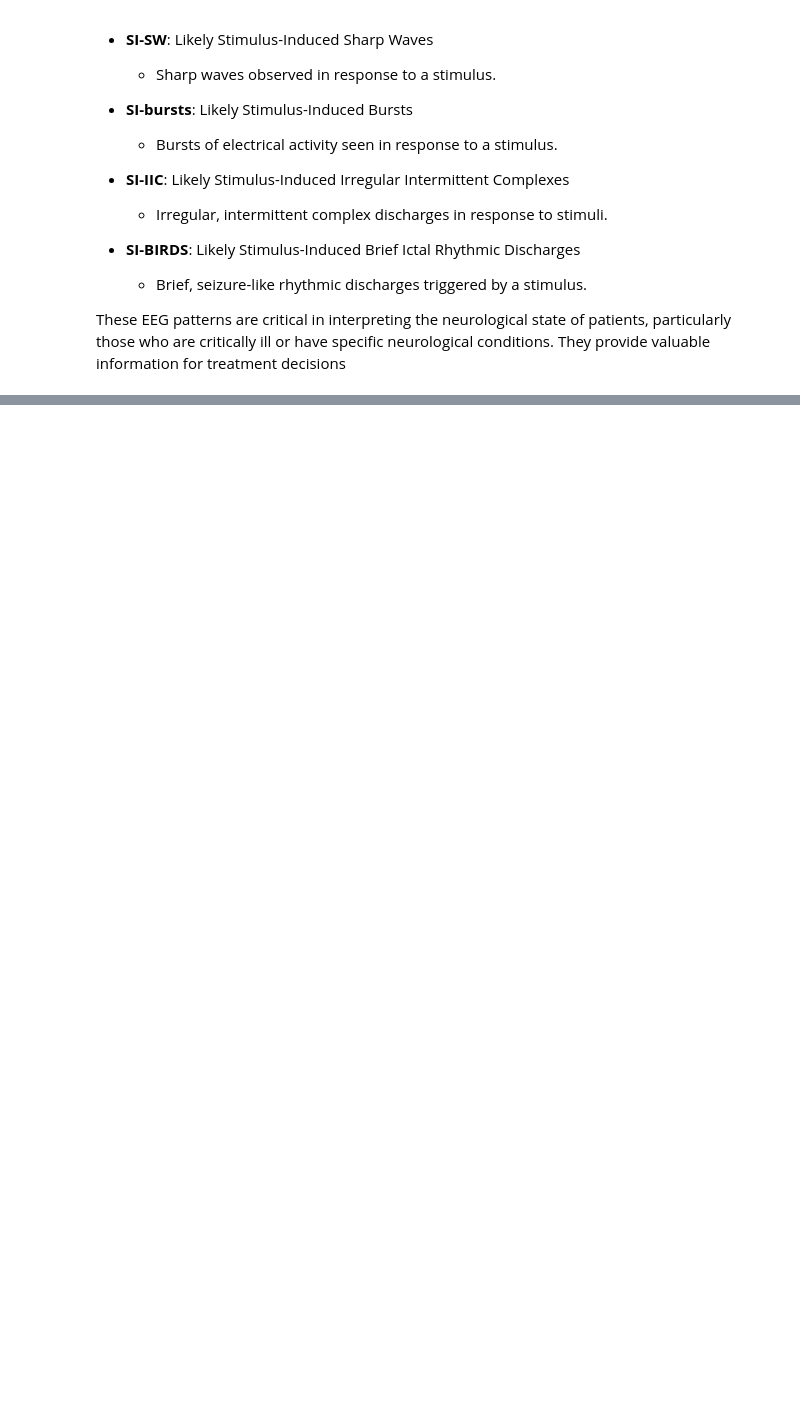
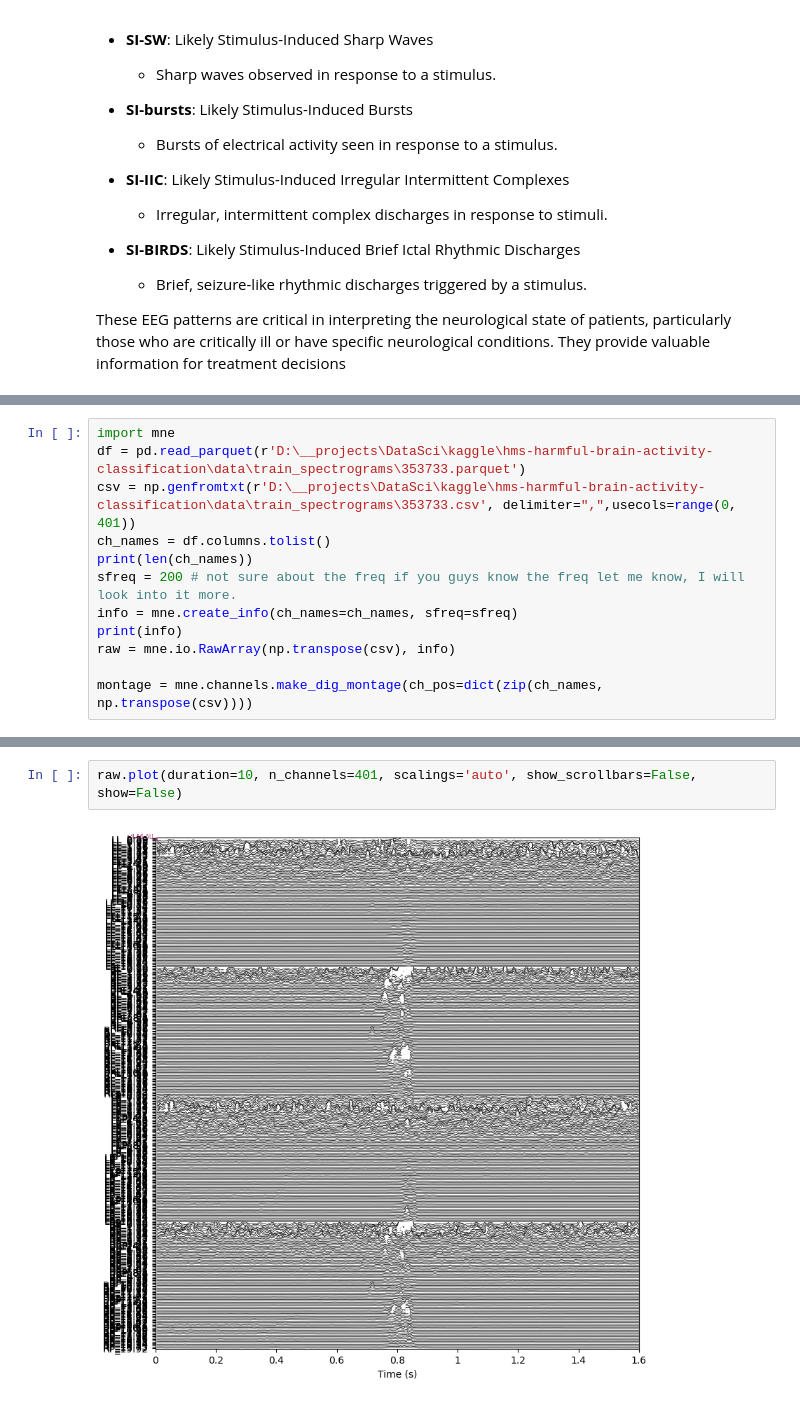
Before and after one commit to byvfx/kaggle, a Jupyter notebook: hms-harmful-brain-activity-classification/notebooks/notes.ipynb, the cells around one changed output, grey strips where cells are left out. Cells and saved outputs as stored; diff of their text form; blank space fills up the shorter version.

```diff
--- a/hms-harmful-brain-activity-classification/notebooks/notes.ipynb
+++ b/hms-harmful-brain-activity-classification/notebooks/notes.ipynb
@@ -62,0 +191,12 @@ Error:
+# %%
+import mne
+df = pd.read_parquet(r'D:\__projects\DataSci\kaggle\hms-harmful-brain-activity-classification\data\train_spectrograms\353733.parquet')
+csv = np.genfromtxt(r'D:\__projects\DataSci\kaggle\hms-harmful-brain-activity-classification\data\train_spectrograms\353733.csv', delimiter=",",usecols=range(0, 401))
+ch_names = df.columns.tolist()
+print(len(ch_names))
+sfreq = 200 # not sure about the freq if you guys know the freq let me know, I will look into it more.
+info = mne.create_info(ch_names=ch_names, sfreq=sfreq)
+print(info)
+raw = mne.io.RawArray(np.transpose(csv), info)
+
+montage = mne.channels.make_dig_montage(ch_pos=dict(zip(ch_names, np.transpose(csv))))
@@ -62,0 +220,4 @@ Error:
+# %%
+raw.plot(duration=10, n_channels=401, scalings='auto', show_scrollbars=False, show=False)
+# %% [output]
+[figure, added]
```
Also changed, not shown: parts of 11 cells of this notebook, 2 other files.
